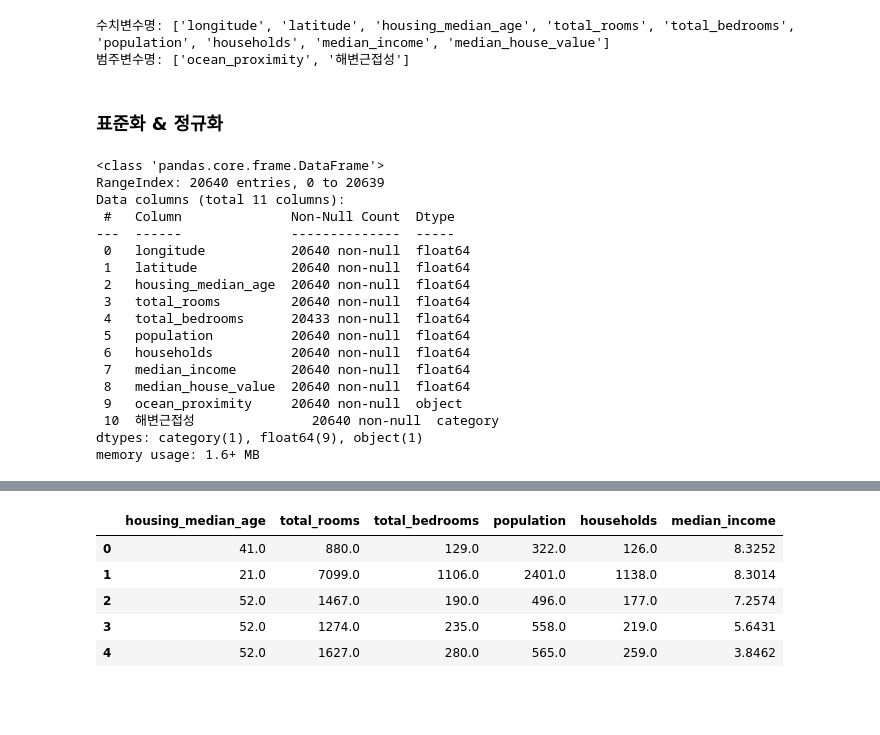
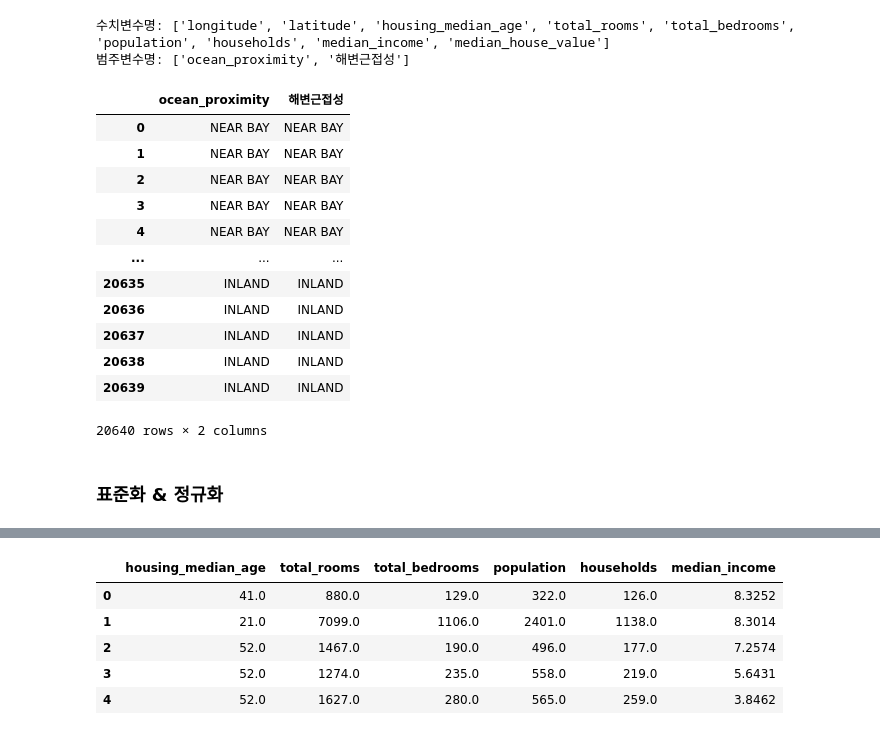
Before and after one commit to uijungkwon/data_analysis, a Jupyter notebook: BSA05/BSA05_Data-Transform.ipynb, the cells around one changed output, grey strips where cells are left out. Saved outputs shown, nothing was run; the diff lists cells and outputs as text; code cells hidden in the pictures; blank space fills up the shorter version.

```diff
--- a/BSA05/BSA05_Data-Transform.ipynb
+++ b/BSA05/BSA05_Data-Transform.ipynb
@@ -195,26 +239,21 @@ print("범주변수명:", 범주변수명)
 # %% [output]
 수치변수명: ['longitude', 'latitude', 'housing_median_age', 'total_rooms', 'total_bedrooms', 'population', 'households', 'median_income', 'median_house_value']
 범주변수명: ['ocean_proximity', '해변근접성']
+# %%
+주택.select_dtypes(exclude=np.number)
+# %% [output]
+|  | ocean_proximity | 해변근접성 |
+| 0 | NEAR BAY | NEAR BAY |
+| 1 | NEAR BAY | NEAR BAY |
+| 2 | NEAR BAY | NEAR BAY |
+| 3 | NEAR BAY | NEAR BAY |
+| 4 | NEAR BAY | NEAR BAY |
+| ... | ... | ... |
+| 20635 | INLAND | INLAND |
+| 20636 | INLAND | INLAND |
+| 20637 | INLAND | INLAND |
+| 20638 | INLAND | INLAND |
+| 20639 | INLAND | INLAND |
+20640 rows × 2 columns
 # %% [markdown]
 ### 표준화 & 정규화
-# %%
-주택.info()
-# %% [output]
-<class 'pandas.core.frame.DataFrame'>
-RangeIndex: 20640 entries, 0 to 20639
-Data columns (total 11 columns):
- #   Column              Non-Null Count  Dtype
----  ------              --------------  -----
- 0   longitude           20640 non-null  float64
- 1   latitude            20640 non-null  float64
- 2   housing_median_age  20640 non-null  float64
- 3   total_rooms         20640 non-null  float64
- 4   total_bedrooms      20433 non-null  float64
- 5   population          20640 non-null  float64
- 6   households          20640 non-null  float64
- 7   median_income       20640 non-null  float64
- 8   median_house_value  20640 non-null  float64
- 9   ocean_proximity     20640 non-null  object
- 10  해변근접성               20640 non-null  category
-dtypes: category(1), float64(9), object(1)
-memory usage: 1.6+ MB
```
Also changed, not shown: parts of 41 cells of this notebook.
